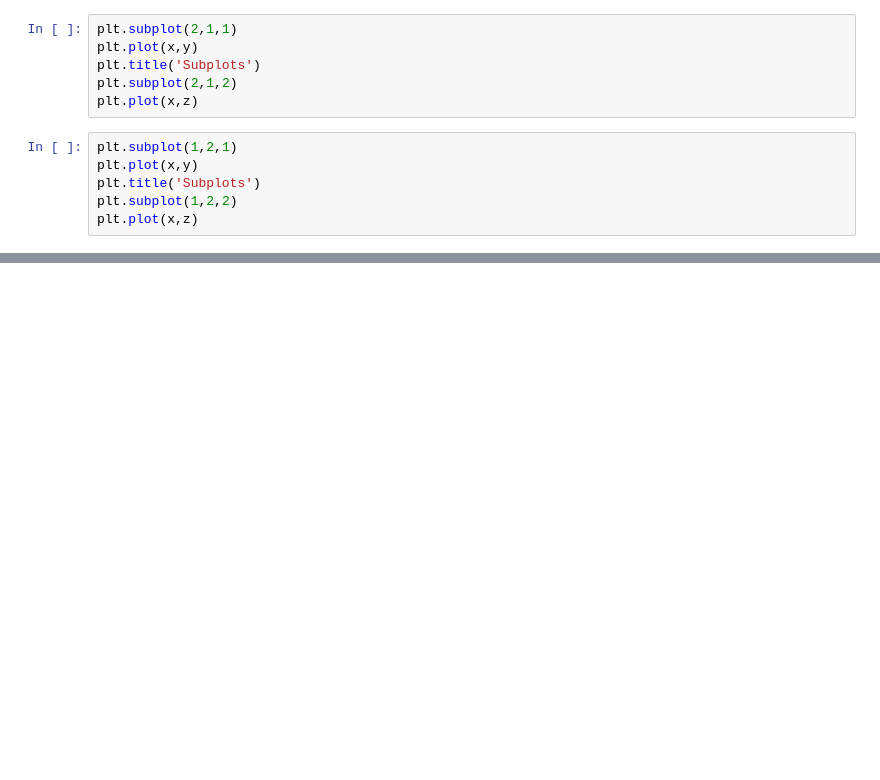
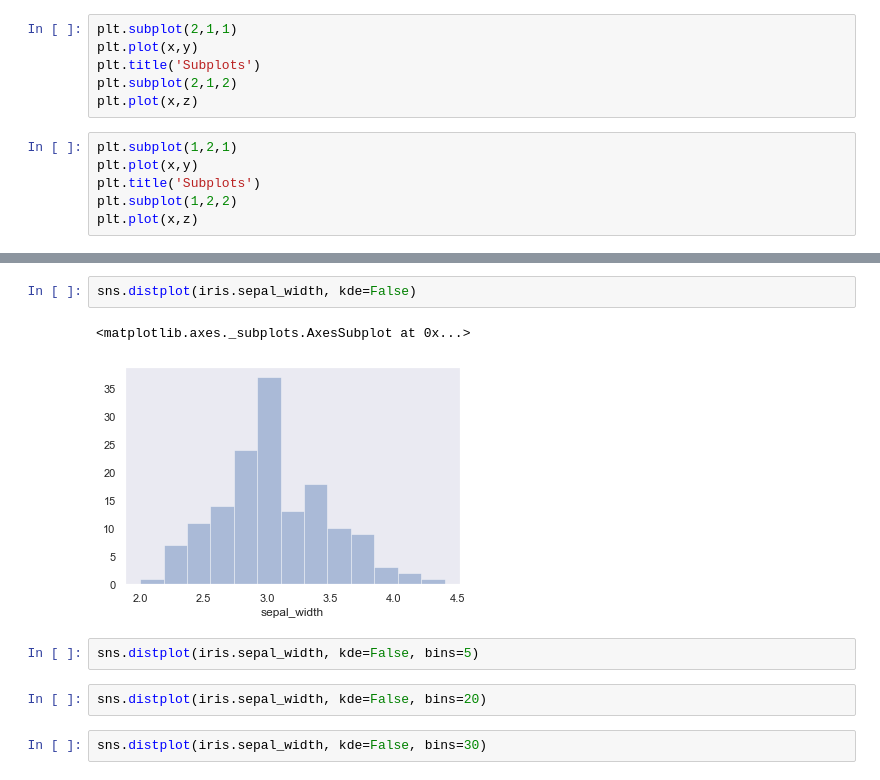
Before and after one commit to rafaelabud/PythonMachineLearning, a Jupyter notebook: Dia 6/Aula.ipynb, the cells around one changed output, grey strips where cells are left out. Saved outputs shown, nothing was run; the diff lists cells and outputs as text; blank space fills up the shorter version.

```diff
--- a/Dia 6/Aula.ipynb
+++ b/Dia 6/Aula.ipynb
@@ -60,0 +133,11 @@ import seaborn as sns
+# %%
+sns.distplot(iris.sepal_width, kde=False)
+# %% [output]
+<matplotlib.axes._subplots.AxesSubplot at 0x...>
+[figure, added]
+# %%
+sns.distplot(iris.sepal_width, kde=False, bins=5)
+# %%
+sns.distplot(iris.sepal_width, kde=False, bins=20)
+# %%
+sns.distplot(iris.sepal_width, kde=False, bins=30)
```
Also changed, not shown: parts of 25 cells of this notebook, 1 other file.
